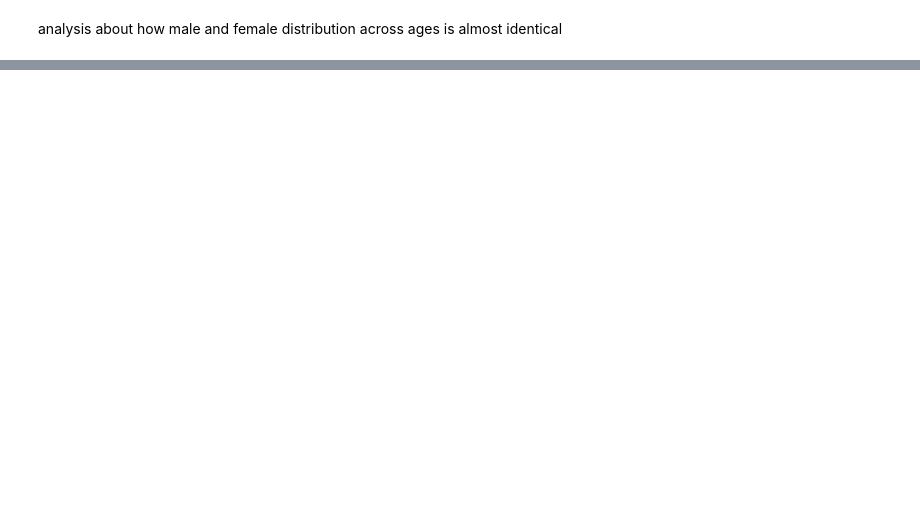
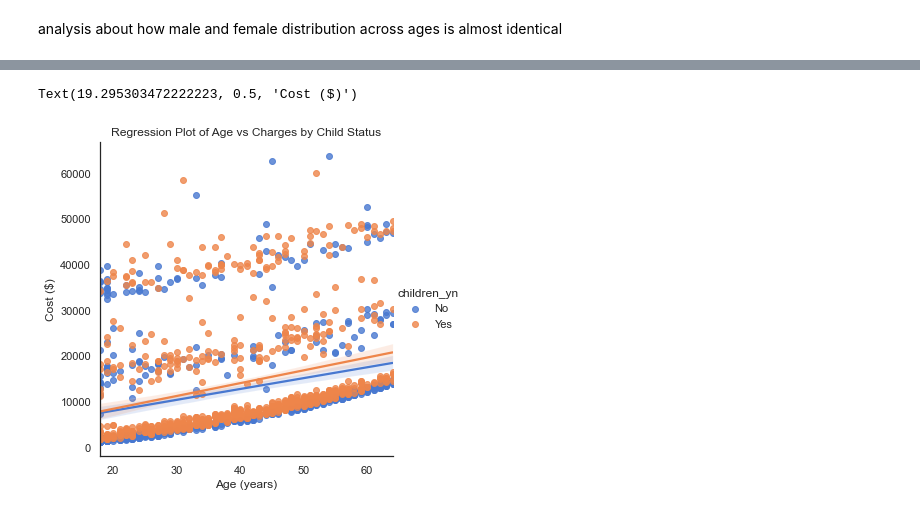
Before and after one commit to DaeJens/Health_Insurance_Project, a Jupyter notebook: HealthInsuranceEDA.ipynb, the cells around one changed output, grey strips where cells are left out. Cells and saved outputs as stored; diff of their text form; code cells hidden in the pictures; blank space fills up the shorter version.

```diff
--- a/HealthInsuranceEDA.ipynb
+++ b/HealthInsuranceEDA.ipynb
@@ -137,0 +152,9 @@ Text(51.420638888888874, 0.5, 'Cost ($)')
+# %%
+
+sns.lmplot(x='age', y='charges', data=insurance_csv, fit_reg=True, hue='children_yn')
+plt.title('Regression Plot of Age vs Charges by Child Status')
+plt.xlabel('Age (years)')
+plt.ylabel('Cost ($)')
+# %% [output]
+Text(19.295303472222223, 0.5, 'Cost ($)')
+[figure, added]
```
Also changed, not shown: parts of 11 cells of this notebook.
